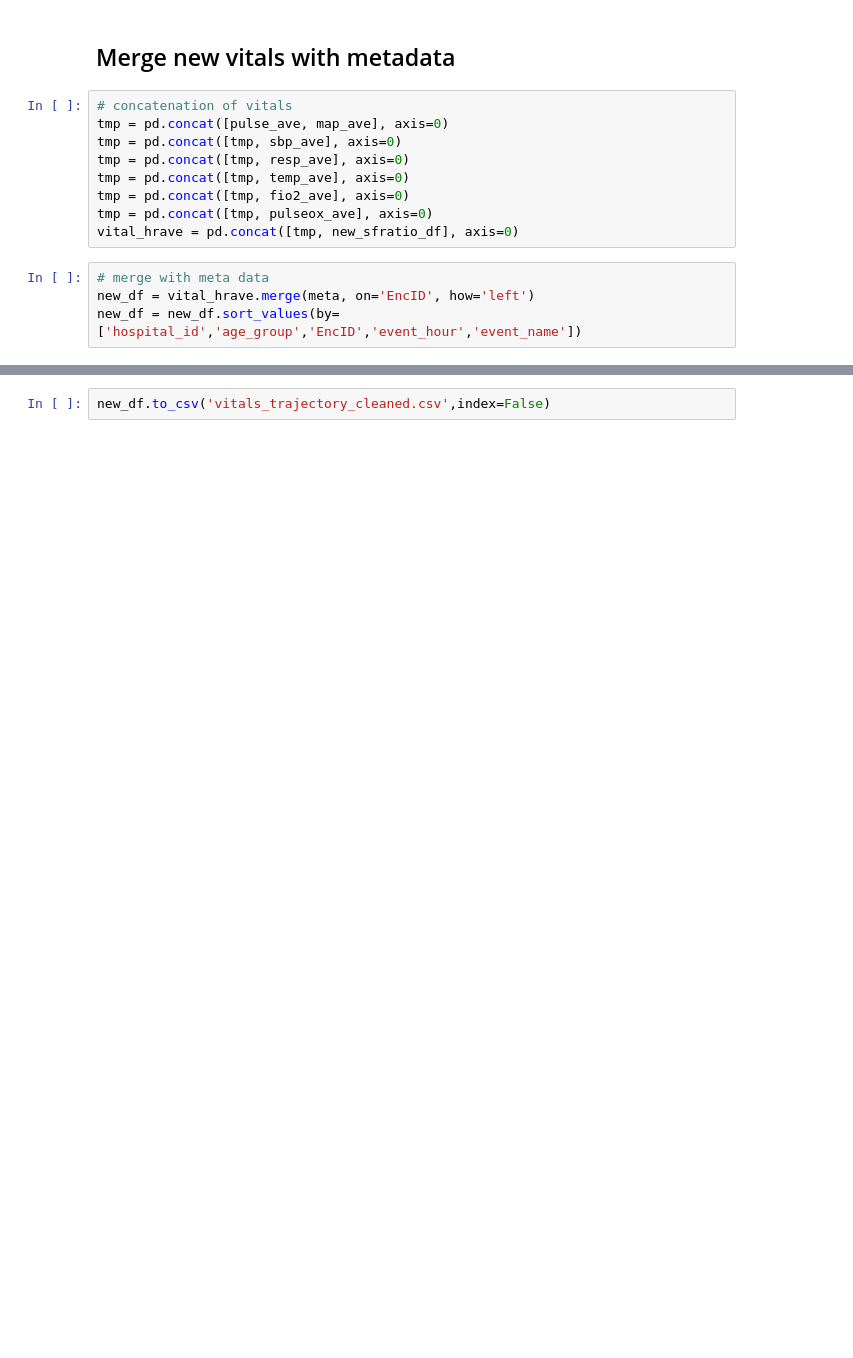
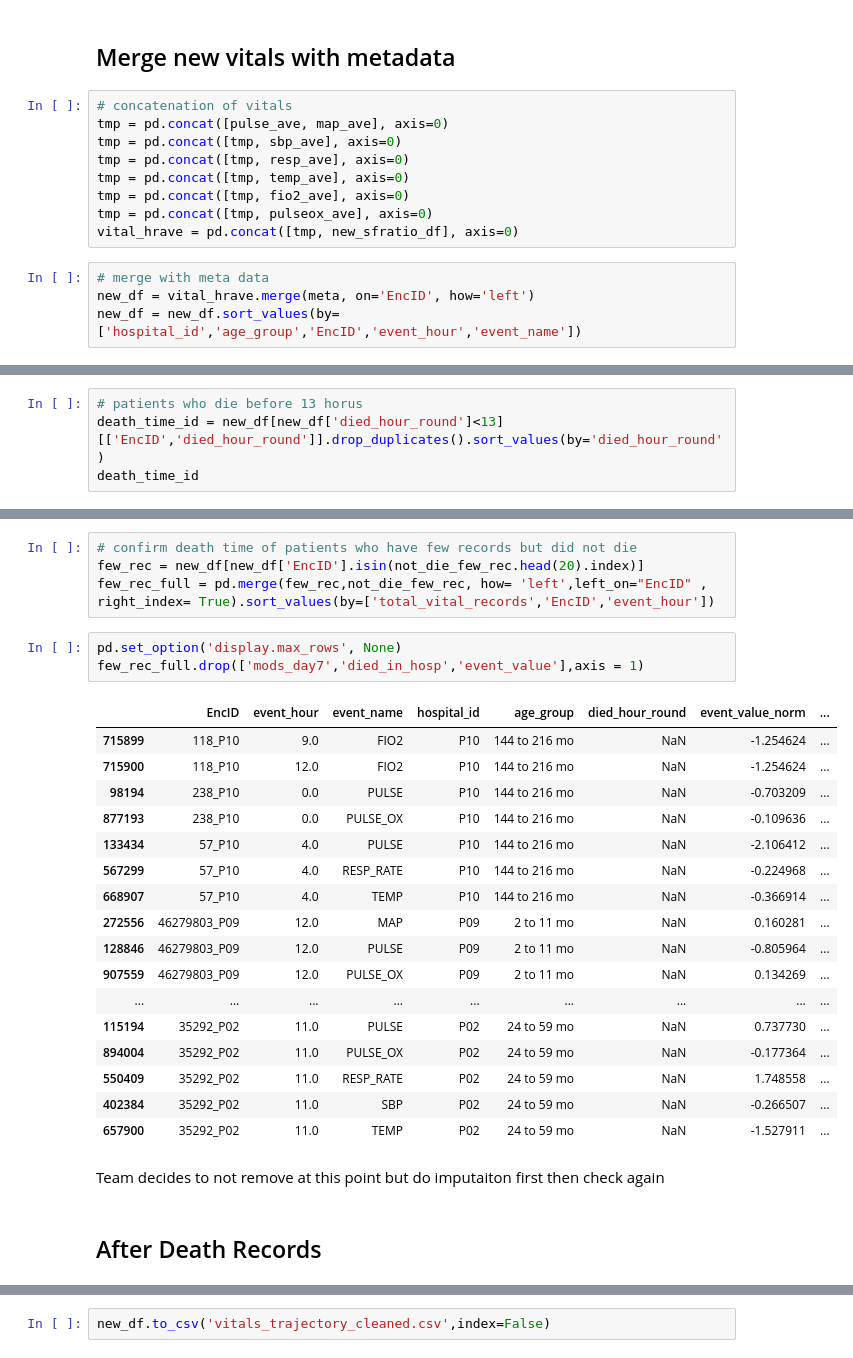
Before and after one commit to dyyjenny/Pediatric-Sepsis-Subtyping, a Jupyter notebook: data_cleaning.ipynb, the cells around one changed output, grey strips where cells are left out. Drawn from its saved outputs; the diff is of its cells as text; blank space fills up the shorter version.

```diff
--- a/data_cleaning.ipynb
+++ b/data_cleaning.ipynb
@@ -288,0 +362,4 @@ new_df = new_df.sort_values(by=['hospital_id','age_group','EncID','event_hour','
+# %%
+# patients who die before 13 horus
+death_time_id = new_df[new_df['died_hour_round']<13][['EncID','died_hour_round']].drop_duplicates().sort_values(by='died_hour_round')
+death_time_id
@@ -288,0 +397,29 @@ new_df = new_df.sort_values(by=['hospital_id','age_group','EncID','event_hour','
+# %%
+# confirm death time of patients who have few records but did not die
+few_rec = new_df[new_df['EncID'].isin(not_die_few_rec.head(20).index)]
+few_rec_full = pd.merge(few_rec,not_die_few_rec, how= 'left',left_on="EncID" , right_index= True).sort_values(by=['total_vital_records','EncID','event_hour'])
+# %%
+pd.set_option('display.max_rows', None)
+few_rec_full.drop(['mods_day7','died_in_hosp','event_value'],axis = 1)
+# %% [output]
+|  | EncID | event_hour | event_name | hospital_id | age_group | died_hour_round | event_value_norm | ... |
+| 715899 | 118_P10 | 9.0 | FIO2 | P10 | 144 to 216 mo | NaN | -1.254624 | ... |
+| 715900 | 118_P10 | 12.0 | FIO2 | P10 | 144 to 216 mo | NaN | -1.254624 | ... |
+| 98194 | 238_P10 | 0.0 | PULSE | P10 | 144 to 216 mo | NaN | -0.703209 | ... |
+| 877193 | 238_P10 | 0.0 | PULSE_OX | P10 | 144 to 216 mo | NaN | -0.109636 | ... |
+| 133434 | 57_P10 | 4.0 | PULSE | P10 | 144 to 216 mo | NaN | -2.106412 | ... |
+| 567299 | 57_P10 | 4.0 | RESP_RATE | P10 | 144 to 216 mo | NaN | -0.224968 | ... |
+| 668907 | 57_P10 | 4.0 | TEMP | P10 | 144 to 216 mo | NaN | -0.366914 | ... |
+| 272556 | 46279803_P09 | 12.0 | MAP | P09 | 2 to 11 mo | NaN | 0.160281 | ... |
+| 128846 | 46279803_P09 | 12.0 | PULSE | P09 | 2 to 11 mo | NaN | -0.805964 | ... |
+| 907559 | 46279803_P09 | 12.0 | PULSE_OX | P09 | 2 to 11 mo | NaN | 0.134269 | ... |
+| ... | ... | ... | ... | ... | ... | ... | ... | ... |
+| 115194 | 35292_P02 | 11.0 | PULSE | P02 | 24 to 59 mo | NaN | 0.737730 | ... |
+| 894004 | 35292_P02 | 11.0 | PULSE_OX | P02 | 24 to 59 mo | NaN | -0.177364 | ... |
+| 550409 | 35292_P02 | 11.0 | RESP_RATE | P02 | 24 to 59 mo | NaN | 1.748558 | ... |
+| 402384 | 35292_P02 | 11.0 | SBP | P02 | 24 to 59 mo | NaN | -0.266507 | ... |
+| 657900 | 35292_P02 | 11.0 | TEMP | P02 | 24 to 59 mo | NaN | -1.527911 | ... |
+# %% [markdown]
+Team decides to not remove at this point but do imputaiton first then check again
+# %% [markdown]
+## After Death Records
```
Also changed, not shown: parts of 37 cells of this notebook, 2 other files.
